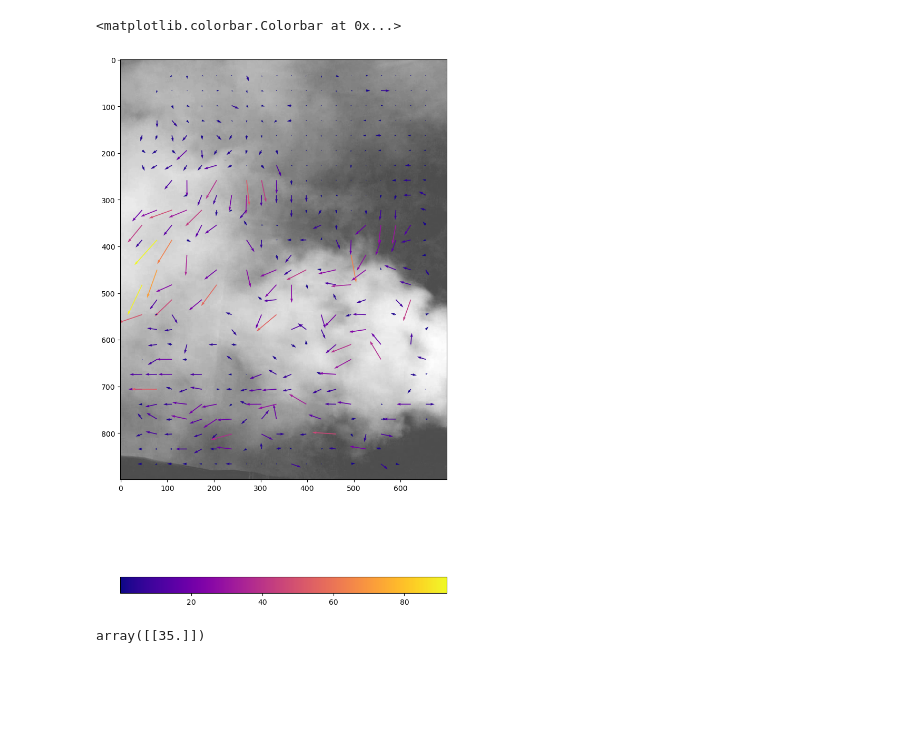
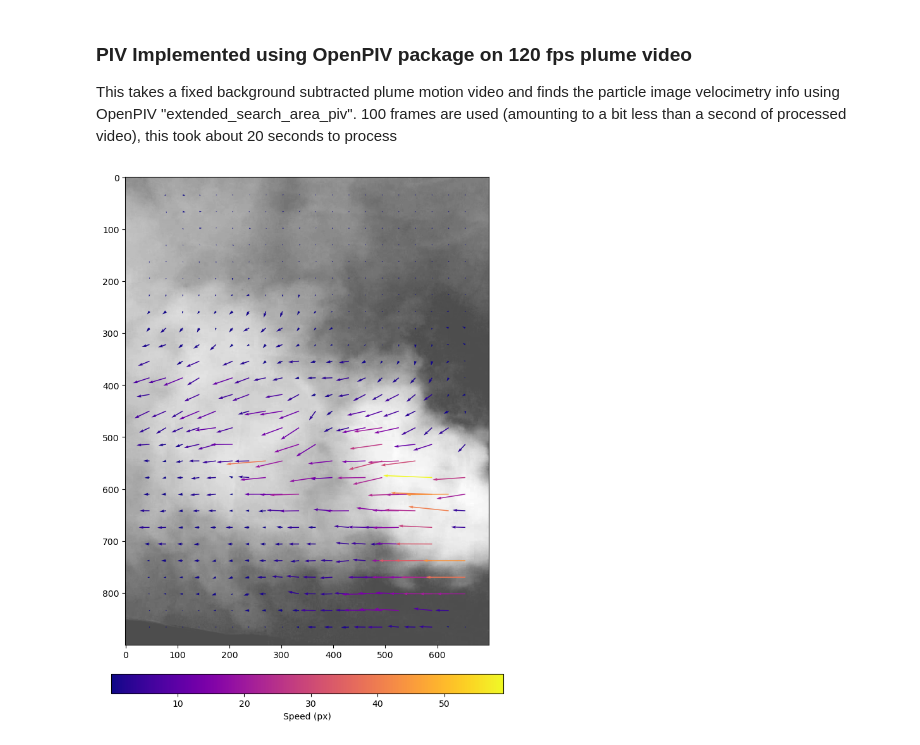
Before and after one commit to Laurd11/laurd_ara, a Jupyter notebook: video_processing/openpiv_test.ipynb, the cells around one changed output. Cells and saved outputs as stored; diff of their text form; code cells hidden in the pictures; blank space fills up the shorter version.

Commit message:
smooth piv processing

```diff
--- a/video_processing/openpiv_test.ipynb
+++ b/video_processing/openpiv_test.ipynb
@@ -3,8 +3,14 @@ import cv2
 from openpiv import pyprocess, piv
 import numpy as np
 import matplotlib.pyplot as plt
+# %% [markdown]
+### PIV Implemented using OpenPIV package on 120 fps plume video
+
+This takes a fixed background subtracted plume motion video and finds the particle image velocimetry info using OpenPIV "extended_search_area_piv". 100 frames are used (amounting to a bit less than a second of processed video), this took about 20 seconds to process
 # %%
-from typing import overload
+# WARNING: CUSTOM CROPPING USED AT IMAGE1 AND IMAGE2 DEFINITIONS IN THE PIV PROCESS
+# IF ANOTHER VIDEO IS USED, PLEASE CHANGE THIS
+
 
 spatial_subsample = 1
 
@@ -15,13 +21,15 @@ count = 0
 U = []
 V = []
 
-while success and count < 60:
+while success and count < 100:
     # cv2.imwrite("frame%d.jpg" % count, image)     # save frame as JPEG file
     success, image2 = vidcap.read()
+
+
     image2 = cv2.cvtColor(image2, cv2.COLOR_BGR2GRAY)[100:-80:spatial_subsample,800:1500:spatial_subsample]
     # print('Read a new frame: ', success)
     if success:
-        if count%3==0:
+        if count%1==0:
             u,v,s2n = pyprocess.extended_search_area_piv(image1, image2,window_size=64,overlap=32);
             x,y = pyprocess.get_coordinates(image1.shape[:2],search_area_size=64,overlap=32)
             image1 = image2.copy()
@@ -35,16 +43,12 @@ Umean = np.mean(U, axis=0)
 V = np.stack(V)
 Vmean = np.mean(V,axis=0)
 # %%
-fig,ax = plt.subplots(figsize=(8,16))
+fig,ax = plt.subplots(figsize=(8,12))
 ax.imshow(image1,alpha=0.7,cmap="gray")
 Q= ax.quiver(x,y,Umean,Vmean,Umean**2+Vmean**2, cmap="plasma")#,scale=50, width=.007)
 # plt.show()
 # plt.plot(np.mean(Umean,axis=1)*30,y[:,0],color='r',lw=3)
-plt.colorbar(Q, orientation='horizontal')
+plt.colorbar(Q, orientation='horizontal',label="Speed (px)",pad=0.05)
+plt.show()
 # %% [output]
-<matplotlib.colorbar.Colorbar at 0x...>
-[figure, old version]
+[figure, new version]
-# %%
-x
-# %% [output]
-array([[35.]])
```
